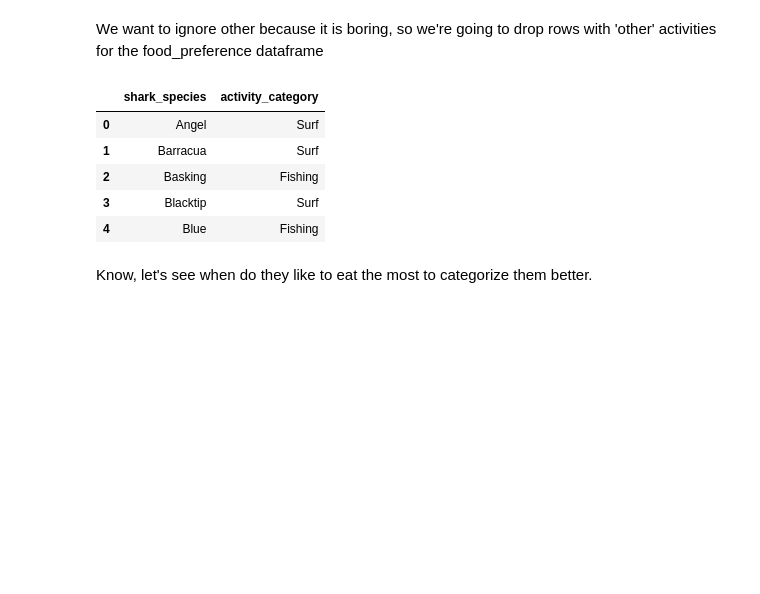
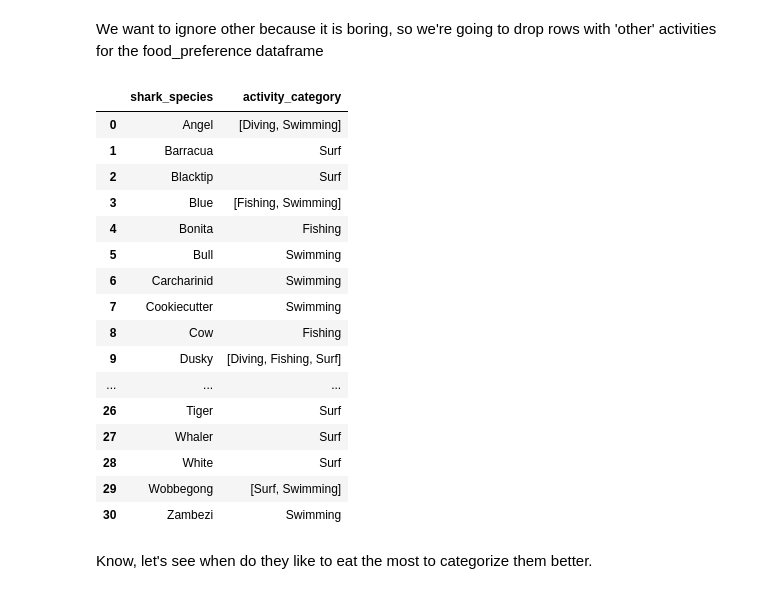
Before and after one commit to Kohkitos/data-cleaning-sharks, a Jupyter notebook: code/sharks.ipynb, the cells around one changed output. Cells and saved outputs as stored; diff of their text form; code cells hidden in the pictures; blank space fills up the shorter version.

```diff
--- a/code/sharks.ipynb
+++ b/code/sharks.ipynb
@@ -996,20 +996,36 @@ shark_diet.head()
 We want to ignore other because it is boring, so we're going to drop rows with 'other' activities for the food_preference dataframe
 # %%
 mask = shark_diet.activity_category == 'Other'
+
+shark_diet = shark_diet.drop(shark_diet.loc[mask].index, axis=0)
+
+# let's also drop the unknown rows
+mask = shark_diet.time_of_day == 'unknown'
 
 shark_diet = shark_diet.drop(shark_diet.loc[mask].index, axis=0)
 
 
 food_preferences = shark_diet.groupby(['shark_species'])['activity_category'].agg(pd.Series.mode).reset_index()
 
-food_preferences.head()
+food_preferences
 # %% [output]
 |  | shark_species | activity_category |
-| 0 | Angel | Surf |
+| 0 | Angel | [Diving, Swimming] |
 | 1 | Barracua | Surf |
-| 2 | Basking | Fishing |
-| 3 | Blacktip | Surf |
-| 4 | Blue | Fishing |
+| 2 | Blacktip | Surf |
+| 3 | Blue | [Fishing, Swimming] |
+| 4 | Bonita | Fishing |
+| 5 | Bull | Swimming |
+| 6 | Carcharinid | Swimming |
+| 7 | Cookiecutter | Swimming |
+| 8 | Cow | Fishing |
+| 9 | Dusky | [Diving, Fishing, Surf] |
+| ... | ... | ... |
+| 26 | Tiger | Surf |
+| 27 | Whaler | Surf |
+| 28 | White | Surf |
+| 29 | Wobbegong | [Surf, Swimming] |
+| 30 | Zambezi | Swimming |
 # %% [markdown]
 Know, let's see when do they like to eat the most to categorize them better.
 # %%
```
Also changed, not shown: parts of 10 cells of this notebook, 3 other files.
